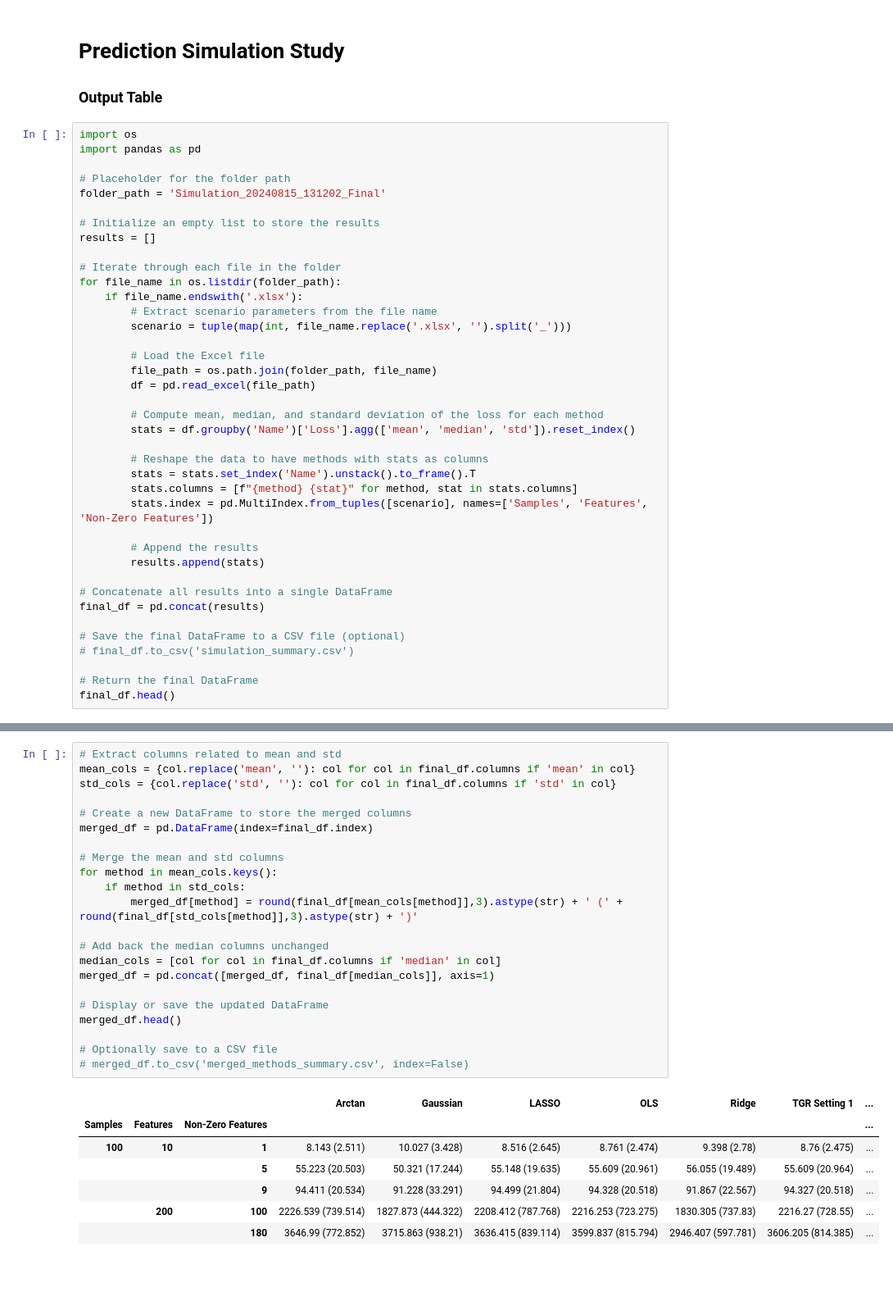
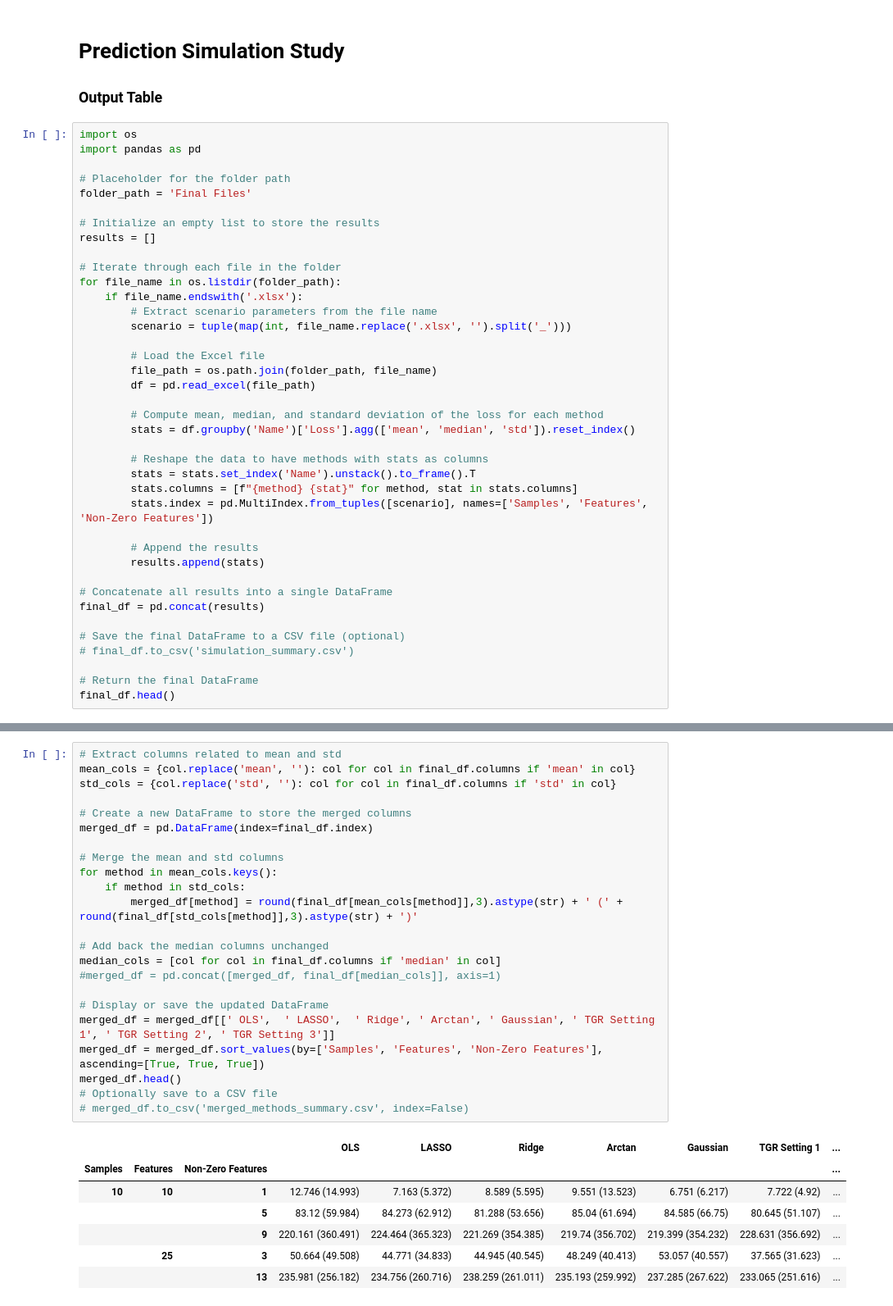
Before and after one commit to therealLucasPaul/MScThesis_Econ, a Jupyter notebook: 02_simulation/simulation_plots.ipynb, the cells around one changed output, grey strips where cells are left out. Shown: that part at 82% size. Drawn from its saved outputs; the diff is of its cells as text; blank space fills up the shorter version.

```diff
--- a/02_simulation/simulation_plots.ipynb
+++ b/02_simulation/simulation_plots.ipynb
@@ -30,7 +30,7 @@ import os
 import pandas as pd
 
 # Placeholder for the folder path
-folder_path = 'Simulation_20240815_131202_Final'
+folder_path = 'Final Files'
 
 # Initialize an empty list to store the results
 results = []
@@ -127,33 +76,34 @@ final_df.head()
 # %%
 # Extract columns related to mean and std
 mean_cols = {col.replace('mean', ''): col for col in final_df.columns if 'mean' in col}
 std_cols = {col.replace('std', ''): col for col in final_df.columns if 'std' in col}
 
 # Create a new DataFrame to store the merged columns
 merged_df = pd.DataFrame(index=final_df.index)
 
 # Merge the mean and std columns
 for method in mean_cols.keys():
     if method in std_cols:
         merged_df[method] = round(final_df[mean_cols[method]],3).astype(str) + ' (' + round(final_df[std_cols[method]],3).astype(str) + ')'
 
 # Add back the median columns unchanged
 median_cols = [col for col in final_df.columns if 'median' in col]
-merged_df = pd.concat([merged_df, final_df[median_cols]], axis=1)
+#merged_df = pd.concat([merged_df, final_df[median_cols]], axis=1)
 
 # Display or save the updated DataFrame
+merged_df = merged_df[[' OLS',  ' LASSO',  ' Ridge', ' Arctan', ' Gaussian', ' TGR Setting 1', ' TGR Setting 2', ' TGR Setting 3']]
+merged_df = merged_df.sort_values(by=['Samples', 'Features', 'Non-Zero Features'], ascending=[True, True, True])
 merged_df.head()
-
 # Optionally save to a CSV file
 # merged_df.to_csv('merged_methods_summary.csv', index=False)
 # %% [output]
-|  |  |  | Arctan | Gaussian | LASSO | OLS | Ridge | TGR Setting 1 | ... |
+|  |  |  | OLS | LASSO | Ridge | Arctan | Gaussian | TGR Setting 1 | ... |
 | Samples | Features | Non-Zero Features |  |  |  |  |  |  | ... |
-| 100 | 10 | 1 | 8.143 (2.511) | 10.027 (3.428) | 8.516 (2.645) | 8.761 (2.474) | 9.398 (2.78) | 8.76 (2.475) | ... |
-|  |  | 5 | 55.223 (20.503) | 50.321 (17.244) | 55.148 (19.635) | 55.609 (20.961) | 56.055 (19.489) | 55.609 (20.964) | ... |
-|  |  | 9 | 94.411 (20.534) | 91.228 (33.291) | 94.499 (21.804) | 94.328 (20.518) | 91.867 (22.567) | 94.327 (20.518) | ... |
-|  | 200 | 100 | 2226.539 (739.514) | 1827.873 (444.322) | 2208.412 (787.768) | 2216.253 (723.275) | 1830.305 (737.83) | 2216.27 (728.55) | ... |
-|  |  | 180 | 3646.99 (772.852) | 3715.863 (938.21) | 3636.415 (839.114) | 3599.837 (815.794) | 2946.407 (597.781) | 3606.205 (814.385) | ... |
+| 10 | 10 | 1 | 12.746 (14.993) | 7.163 (5.372) | 8.589 (5.595) | 9.551 (13.523) | 6.751 (6.217) | 7.722 (4.92) | ... |
+|  |  | 5 | 83.12 (59.984) | 84.273 (62.912) | 81.288 (53.656) | 85.04 (61.694) | 84.585 (66.75) | 80.645 (51.107) | ... |
+|  |  | 9 | 220.161 (360.491) | 224.464 (365.323) | 221.269 (354.385) | 219.74 (356.702) | 219.399 (354.232) | 228.631 (356.692) | ... |
+|  | 25 | 3 | 50.664 (49.508) | 44.771 (34.833) | 44.945 (40.545) | 48.249 (40.413) | 53.057 (40.557) | 37.565 (31.623) | ... |
+|  |  | 13 | 235.981 (256.182) | 234.756 (260.716) | 238.259 (261.011) | 235.193 (259.992) | 237.285 (267.622) | 233.065 (251.616) | ... |
 # %%
 # Extract columns related to mean and median
 mean_cols = [col for col in final_df.columns if 'mean' in col]
```
Also changed, not shown: parts of 7 cells of this notebook, 27 other files.
